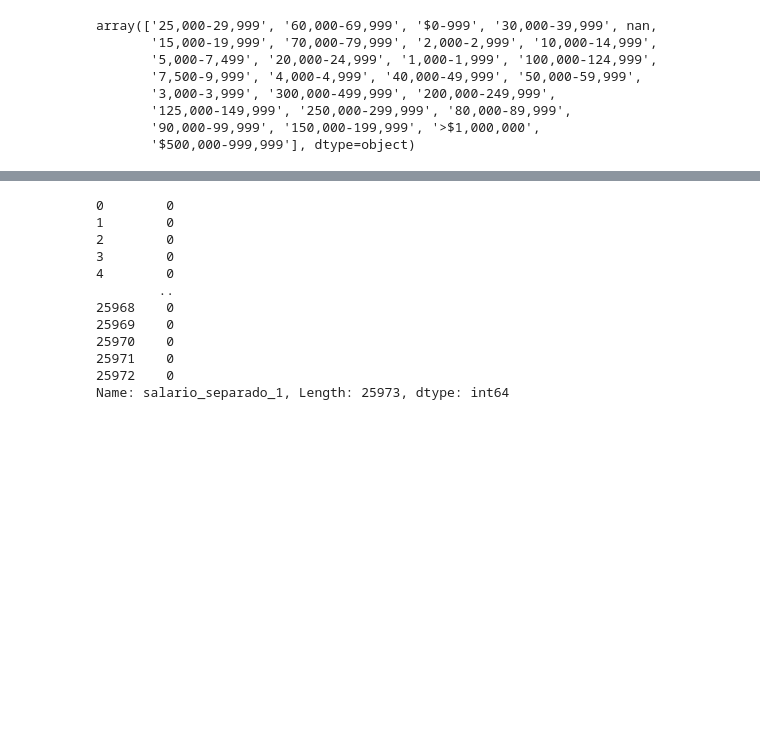
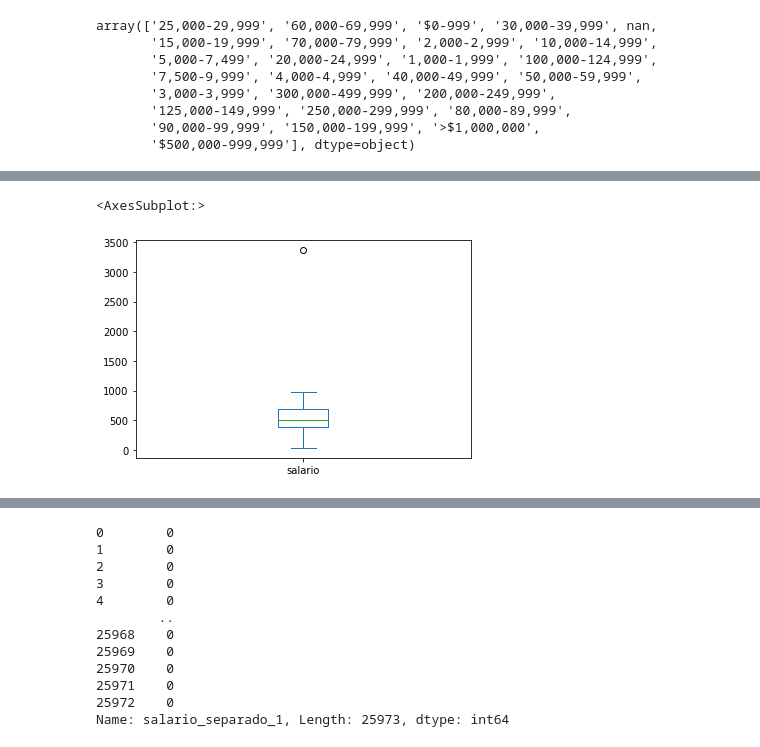
Before and after one commit to Adalab/project-da-promo-A-module-2-team-2, a Jupyter notebook: Proyecto 2- guarrillo.ipynb, the cells around one changed output, grey strips where cells are left out. Saved outputs shown, nothing was run; the diff lists cells and outputs as text; code cells hidden in the pictures; blank space fills up the shorter version.

```diff
--- a/Proyecto 2- guarrillo.ipynb
+++ b/Proyecto 2- guarrillo.ipynb
@@ -798,0 +852,5 @@ array(['25,000-29,999', '60,000-69,999', '$0-999', '30,000-39,999', nan,
+# %%
+df_new['salario'].value_counts().plot(kind='box')
+# %% [output]
+<AxesSubplot:>
+[figure, added]
```
Also changed, not shown: parts of 26 cells of this notebook.
